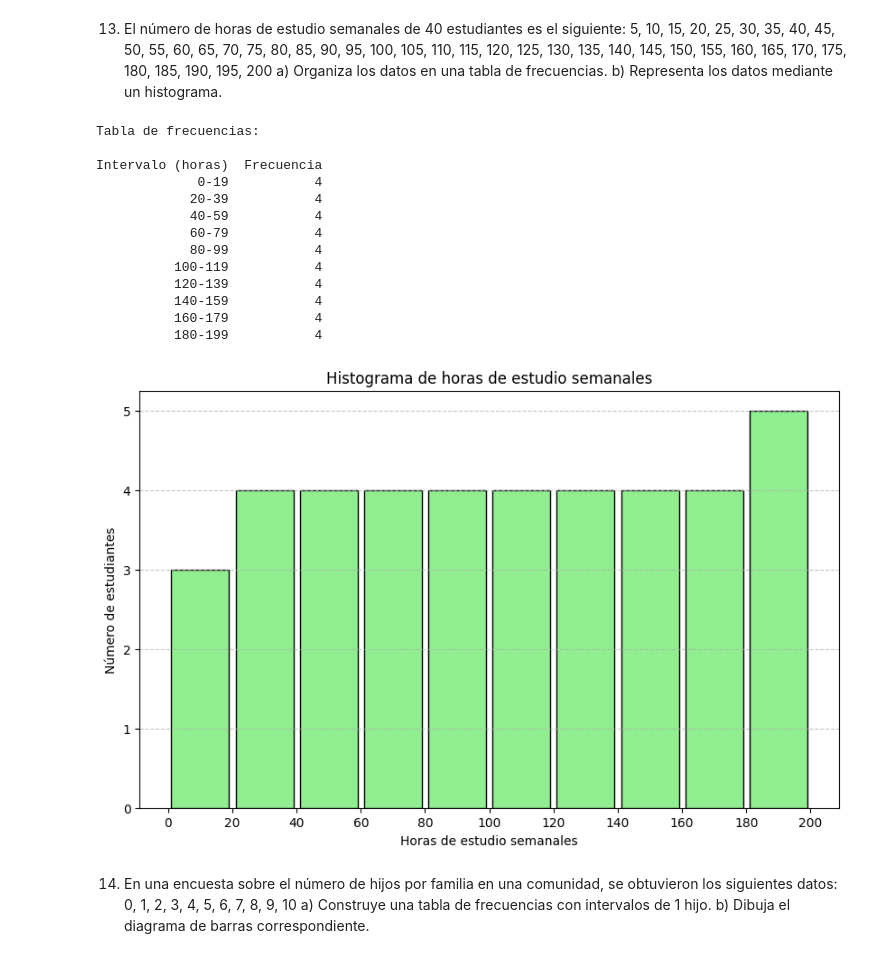
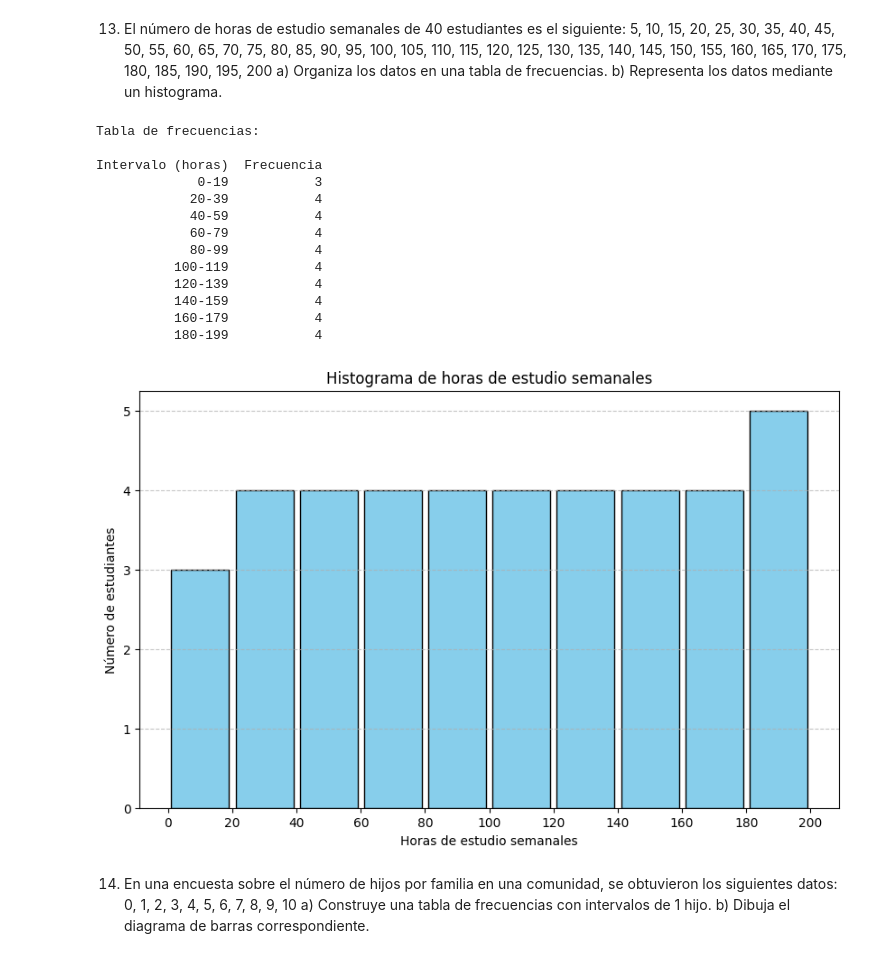
Before and after one commit to luisantoniounocc/PRACTICA_CALIFICADA, a Jupyter notebook: PRACTICA_CALIFICADA_matplotlib.ipynb, the cells around one changed output. Saved outputs shown, nothing was run; the diff lists cells and outputs as text; code cells hidden in the pictures.

```diff
--- a/PRACTICA_CALIFICADA_matplotlib.ipynb
+++ b/PRACTICA_CALIFICADA_matplotlib.ipynb
@@ -358,46 +544,46 @@ horas = np.array([
 ])
 
 # --- a) Tabla de frecuencias ---
-# Elegimos intervalos de 20 horas (para que sea más claro)
+# Definimos intervalos de 20 horas
 bins = np.arange(0, 220, 20)  # 0, 20, 40, ..., 200
-labels = [f"{int(bins[i])}-{int(bins[i+1]-1)}" for i in range(len(bins)-1)]
+labels = [f"{bins[i]}-{bins[i+1]-1}" for i in range(len(bins)-1)]
 
-# Usamos Pandas para clasificar los datos en los intervalos
-categorias = pd.cut(horas, bins=bins, right=True, labels=labels)
+# Clasificar las horas en los intervalos
+categorias = pd.cut(horas, bins=bins, right=False, labels=labels)
 frecuencia = categorias.value_counts().sort_index()
 
-# Crear DataFrame de la tabla de frecuencias
+# Crear DataFrame
 tabla = pd.DataFrame({
     "Intervalo (horas)": frecuencia.index,
     "Frecuencia": frecuencia.values
 })
 print("Tabla de frecuencias:\n")
 print(tabla.to_string(index=False))
 
 # --- b) Histograma ---
 plt.figure(figsize=(10,6))
-plt.hist(horas, bins=bins, color='lightgreen', edgecolor='black', rwidth=0.9)
+plt.hist(horas, bins=bins, color='skyblue', edgecolor='black', rwidth=0.9)
 plt.xlabel("Horas de estudio semanales")
 plt.ylabel("Número de estudiantes")
 plt.title("Histograma de horas de estudio semanales")
 plt.xticks(bins)
 plt.grid(axis='y', linestyle='--', alpha=0.7)
 plt.show()
 # %% [output]
 Tabla de frecuencias:
 
 Intervalo (horas)  Frecuencia
-             0-19           4
+             0-19           3
             20-39           4
             40-59           4
             60-79           4
             80-99           4
           100-119           4
           120-139           4
           140-159           4
           160-179           4
           180-199           4
-[figure, old version]
+[figure, new version]
 # %% [markdown]
 14. En una encuesta sobre el número de hijos por familia en una comunidad, se
 obtuvieron los siguientes datos:
```
Also changed, not shown: parts of 17 cells of this notebook.
